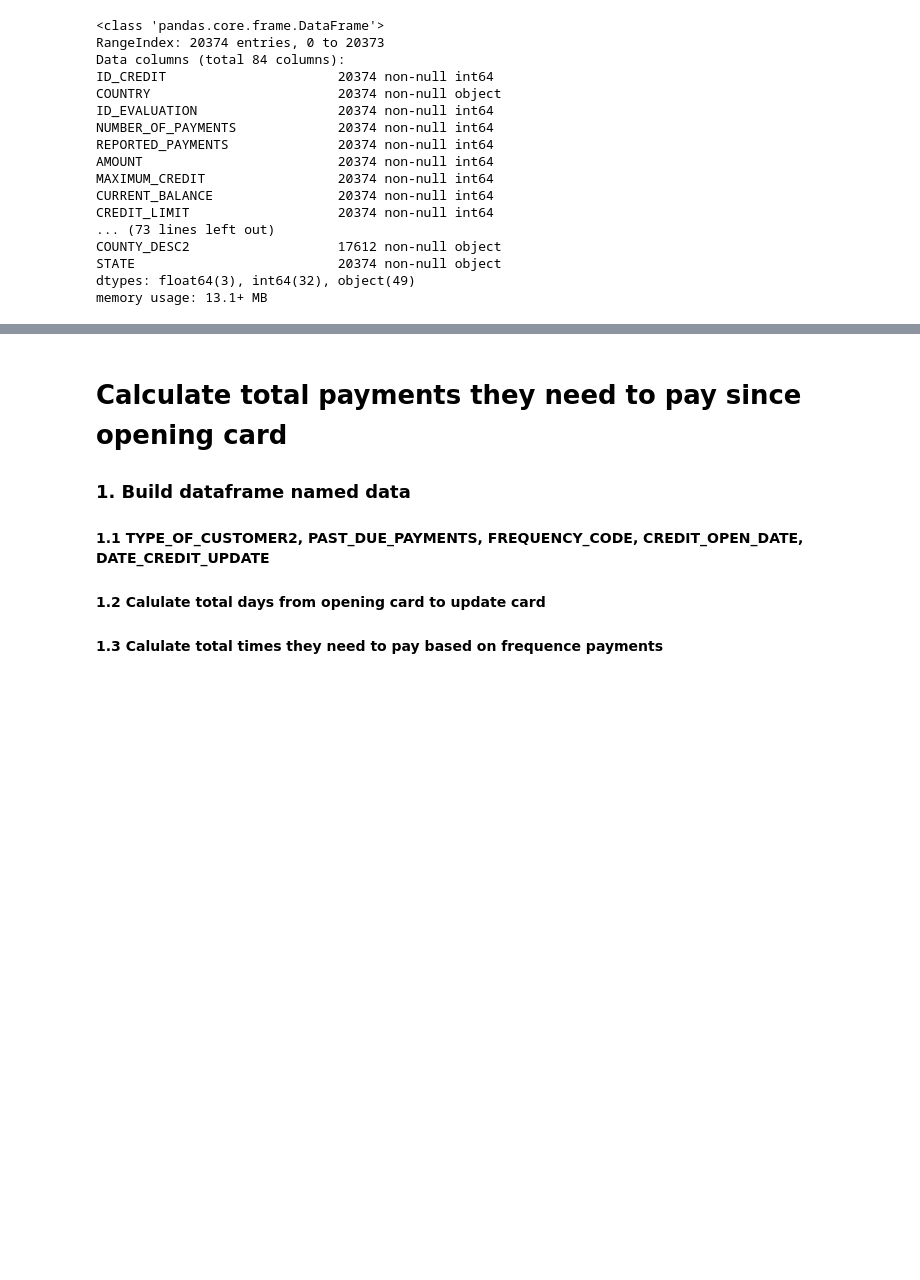
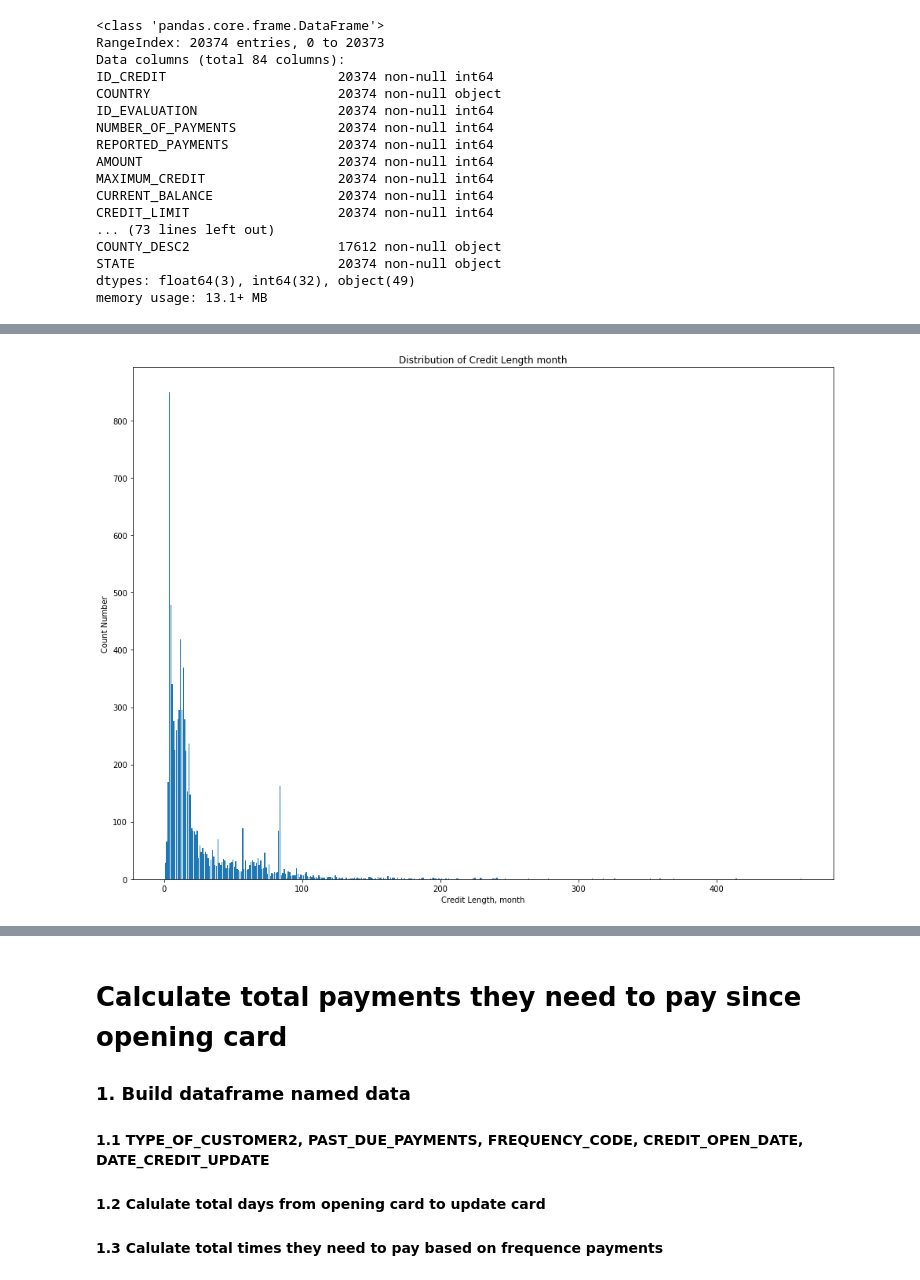
Before and after one commit to danaoke/Bank1, a Jupyter notebook: Data_process.ipynb, the cells around one changed output, grey strips where cells are left out. Saved outputs shown, nothing was run; the diff lists cells and outputs as text; code cells hidden in the pictures; blank space fills up the shorter version.

```diff
--- a/Data_process.ipynb
+++ b/Data_process.ipynb
@@ -314,0 +208,10 @@ integrate_data.to_excel("./DB_INTERGRATE_ENGLISH.xlsx")
+# %%
+# Plot histogram of Credit Length of Days
+fig, ax = plt.subplots(figsize=(16, 12))
+ax.bar(data_person.loc[data_person['Fraud'] == 1].groupby('Credit_Length_month')['Fraud'].count ().index,data_person.loc[data_person['Fraud'] == 1].groupby('Credit_Length_month')['Fraud'].count ())
+ax.set_ylabel('Count Number')
+ax.set_xlabel('Credit Length, month')
+ax.set_title('Distribution of Credit Length month')
+plt.show()
+# %% [output]
+[figure, added]
```
Also changed, not shown: parts of 95 cells of this notebook.
